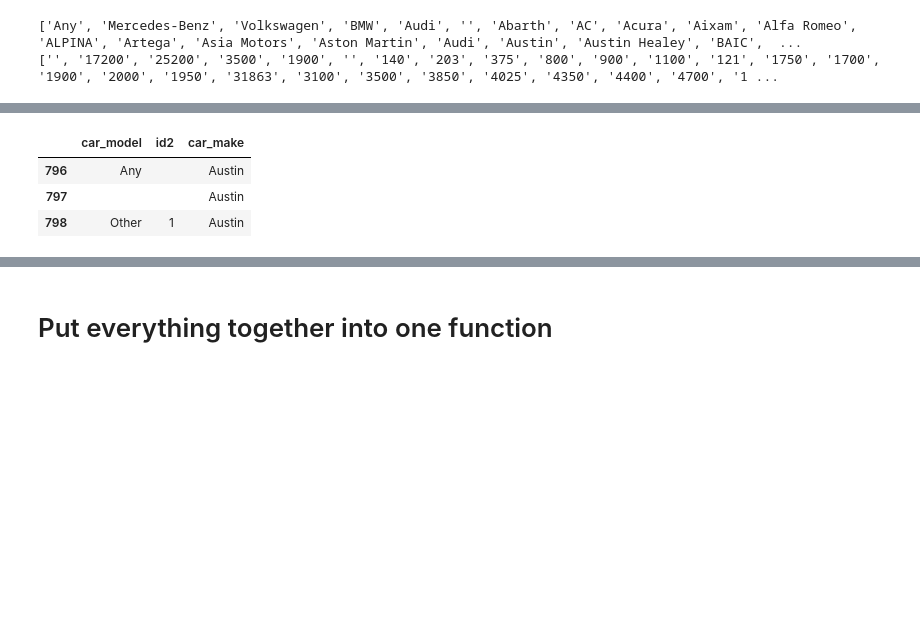
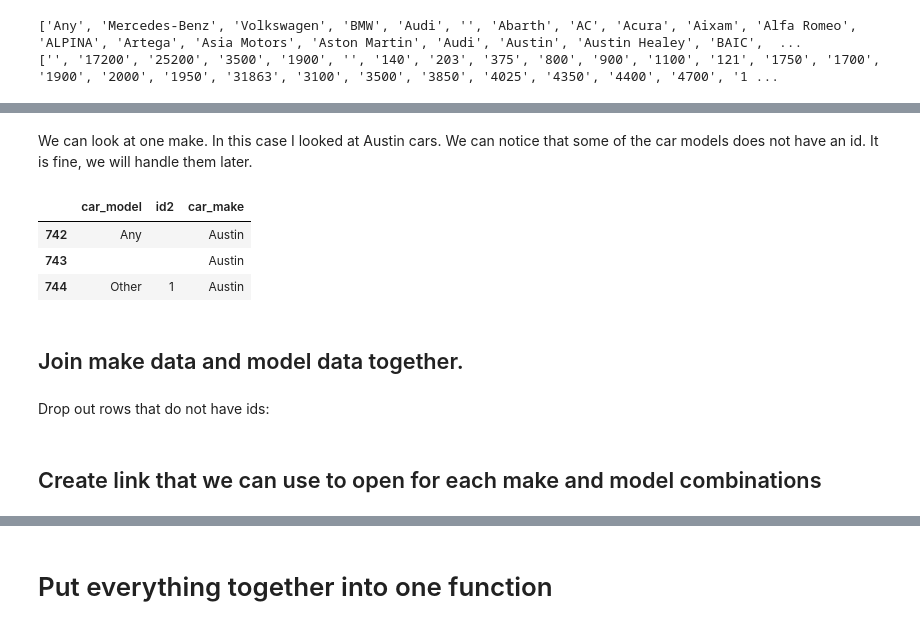
Before and after one commit to krinya/mobile_de_scraping, a Jupyter notebook: 01_get_make_model_links.ipynb, the cells around one changed output, grey strips where cells are left out. Saved outputs shown, nothing was run; the diff lists cells and outputs as text; code cells hidden in the pictures; blank space fills up the shorter version.

```diff
--- a/01_get_make_model_links.ipynb
+++ b/01_get_make_model_links.ipynb
@@ -78,8 +90,9 @@ one_make = make_list.findAll('option')
 car_make = []
 id1 = []
 
-for i in range(len(one_make)):
-    #print(one_make[i].text.strip())
+for i in tqdm(range(len(one_make))):
+    #tqdm is a module that is used to show the progress of the loop, it's easy to use it
+
     car_make.append(one_make[i].text.strip())
     try:
         #print(one_make[i]['value'])
@@ -102,7 +119,7 @@ print(list(car_base_make_data['id1']))
 # %%
 car_make_filter_out = ['Any', 'Other', '']
 car_base_make_data = car_base_make_data[~car_base_make_data.car_make.isin(car_make_filter_out)]
-car_base_brand_data = car_base_brand_data.drop_duplicates()
+car_base_make_data = car_base_make_data.drop_duplicates()
 car_base_make_data
 # %% [output]
 |  | car_make | id1 |
@@ -121,11 +143,12 @@ car_base_make_data
 # %%
-car_base_brand_data = pd.DataFrame()
+car_base_model_data = pd.DataFrame()
 
 for one_make in tqdm(car_base_make_data['car_make'], "Progress: "):
 
-    make_string = "//select[@name='mk']/option[text()='{}']".format(one_make)
-    driver.find_element_by_xpath(make_string).click()
-    time.sleep(3)
+    make_string = "//select[@name='mk']/option[text()='{}']".format(one_make) #we need find the element that we want to click and input a value to it
+    driver.find_element_by_xpath(make_string).click() #use selenium to click the button
+
+    time.sleep(3) #wait for the page to load
 
     base_source = driver.page_source
     base_soup = BeautifulSoup(base_source, 'html.parser')
@@ -142,13 +165,14 @@ for one_make in tqdm(car_base_make_data['car_make'], "Progress: "):
         car_model.append(models[i].text.strip())
 
         try:
+
             #print(models[i]['value'])
             id2.append(models[i]['value'])
         except:
             #print('')
             id2.append('')
 
-    car_base_model_data = pd.DataFrame({'car_model' : car_model, 'id2' : id2})
-    car_base_model_data['car_make'] = one_make
+    car_base_model_data_aux = pd.DataFrame({'car_model' : car_model, 'id2' : id2})
+    car_base_model_data_aux['car_make'] = one_make
 
-    car_base_brand_data = pd.concat([car_base_brand_data, car_base_model_data], ignore_index=True)
+    car_base_model_data = pd.concat([car_base_model_data, car_base_model_data_aux], ignore_index=True)
@@ -157,7 +179,13 @@ car_base_brand_data = car_base_brand_data.drop_duplicates()
+# %%
+car_base_model_data = car_base_model_data.drop_duplicates()
+# %% [markdown]
+We can look at one make. In this case I looked at Austin cars. We can notice that some of the car models does not have an id. It is fine, we will handle them later.
 # %%
-car_base_brand_data[car_base_brand_data['car_make'] == "Austin"]
+car_base_model_data[car_base_model_data['car_make'] == "Austin"]
 # %% [output]
 |  | car_model | id2 | car_make |
-| 796 | Any |  | Austin |
-| 797 |  |  | Austin |
-| 798 | Other | 1 | Austin |
+| 742 | Any |  | Austin |
+| 743 |  |  | Austin |
+| 744 | Other | 1 | Austin |
+# %% [markdown]
+## Join make data and model data together.
@@ -163,0 +194,2 @@ car_base_brand_data[car_base_brand_data['car_make'] == "Austin"]
+# %% [markdown]
+Drop out rows that do not have ids:
@@ -163,0 +198,2 @@ car_base_brand_data[car_base_brand_data['car_make'] == "Austin"]
+# %% [markdown]
+## Create link that we can use to open for each make and model combinations
```
Also changed, not shown: parts of 32 cells of this notebook, 1 other file.
